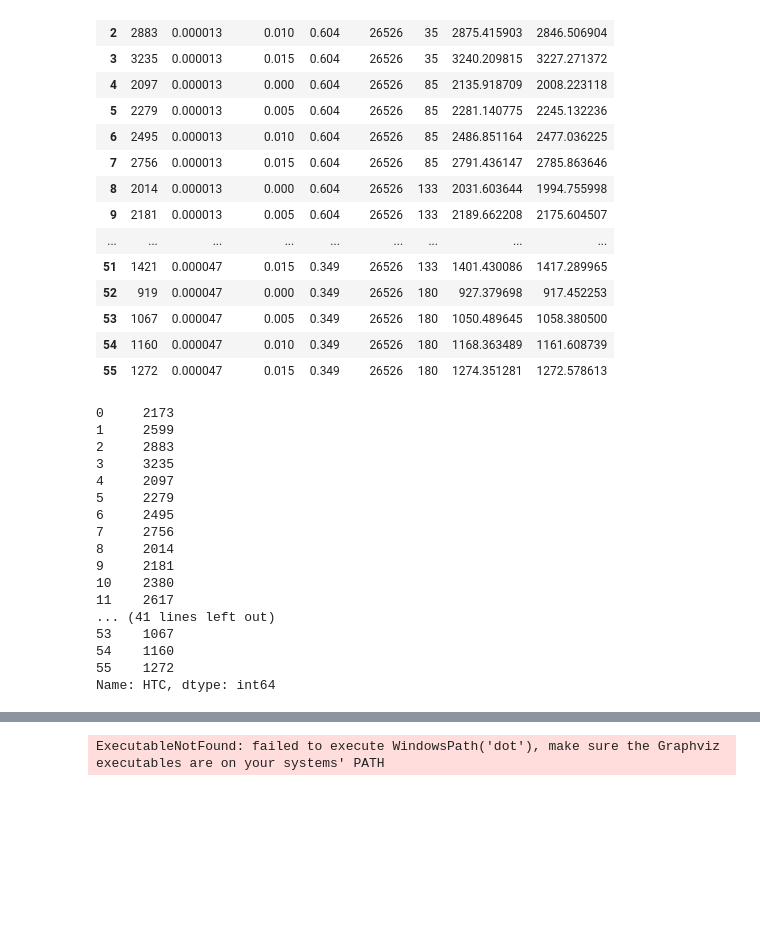
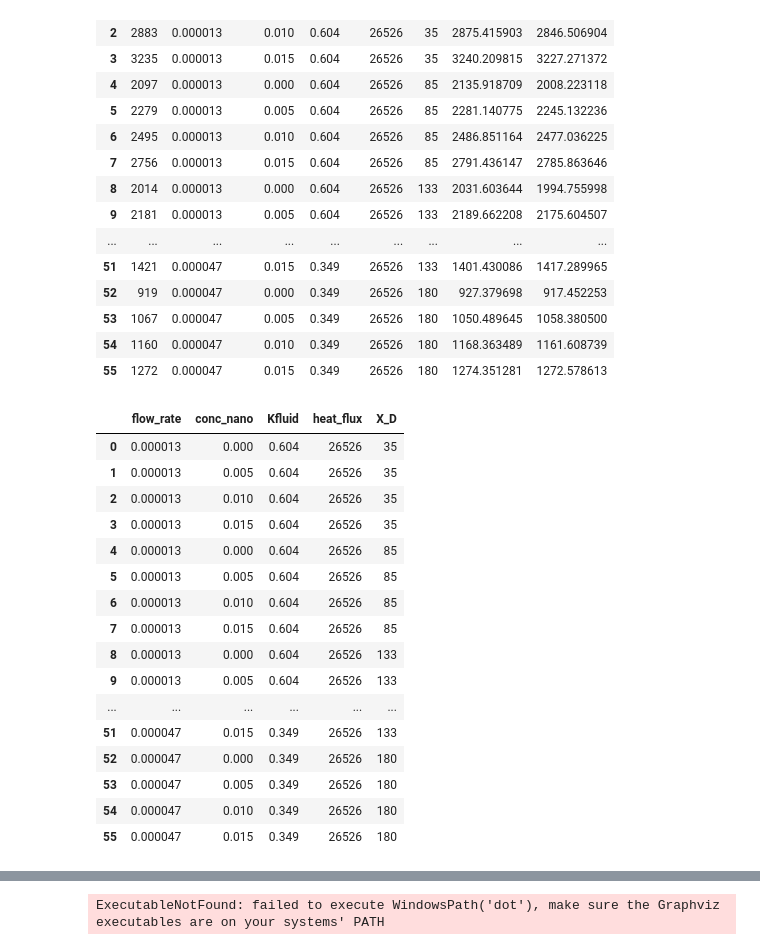
Before and after one commit to puraminy/zeinab, a Jupyter notebook: notebooks/nn.ipynb, the cells around one changed output, grey strips where cells are left out. Cells and saved outputs as stored; diff of their text form; code cells hidden in the pictures; blank space fills up the shorter version.

```diff
--- a/notebooks/nn.ipynb
+++ b/notebooks/nn.ipynb
@@ -35,25 +35,25 @@ df
 # %%
 X = df[['flow_rate', 'conc_nano', 'Kfluid', 'heat_flux', 'X_D']]
 y = df['HTC'] # heat transfer Cofficent
-y
+X
 # %% [output]
-0     2173
-1     2599
-2     2883
-3     3235
-4     2097
-5     2279
-6     2495
-7     2756
-8     2014
-9     2181
-10    2380
-11    2617
-... (41 lines left out)
-53    1067
-54    1160
-55    1272
-Name: HTC, dtype: int64
+|  | flow_rate | conc_nano | Kfluid | heat_flux | X_D |
+| 0 | 0.000013 | 0.000 | 0.604 | 26526 | 35 |
+| 1 | 0.000013 | 0.005 | 0.604 | 26526 | 35 |
+| 2 | 0.000013 | 0.010 | 0.604 | 26526 | 35 |
+| 3 | 0.000013 | 0.015 | 0.604 | 26526 | 35 |
+| 4 | 0.000013 | 0.000 | 0.604 | 26526 | 85 |
+| 5 | 0.000013 | 0.005 | 0.604 | 26526 | 85 |
+| 6 | 0.000013 | 0.010 | 0.604 | 26526 | 85 |
+| 7 | 0.000013 | 0.015 | 0.604 | 26526 | 85 |
+| 8 | 0.000013 | 0.000 | 0.604 | 26526 | 133 |
+| 9 | 0.000013 | 0.005 | 0.604 | 26526 | 133 |
+| ... | ... | ... | ... | ... | ... |
+| 51 | 0.000047 | 0.015 | 0.349 | 26526 | 133 |
+| 52 | 0.000047 | 0.000 | 0.349 | 26526 | 180 |
+| 53 | 0.000047 | 0.005 | 0.349 | 26526 | 180 |
+| 54 | 0.000047 | 0.010 | 0.349 | 26526 | 180 |
+| 55 | 0.000047 | 0.015 | 0.349 | 26526 | 180 |
 # %%
 # Split data to test and train sets
 X_train, X_test, y_train, y_test = train_test_split(X, y, test_size=0.2, random_state=42)
```
Also changed, not shown: parts of 7 cells of this notebook, 10 other files.
